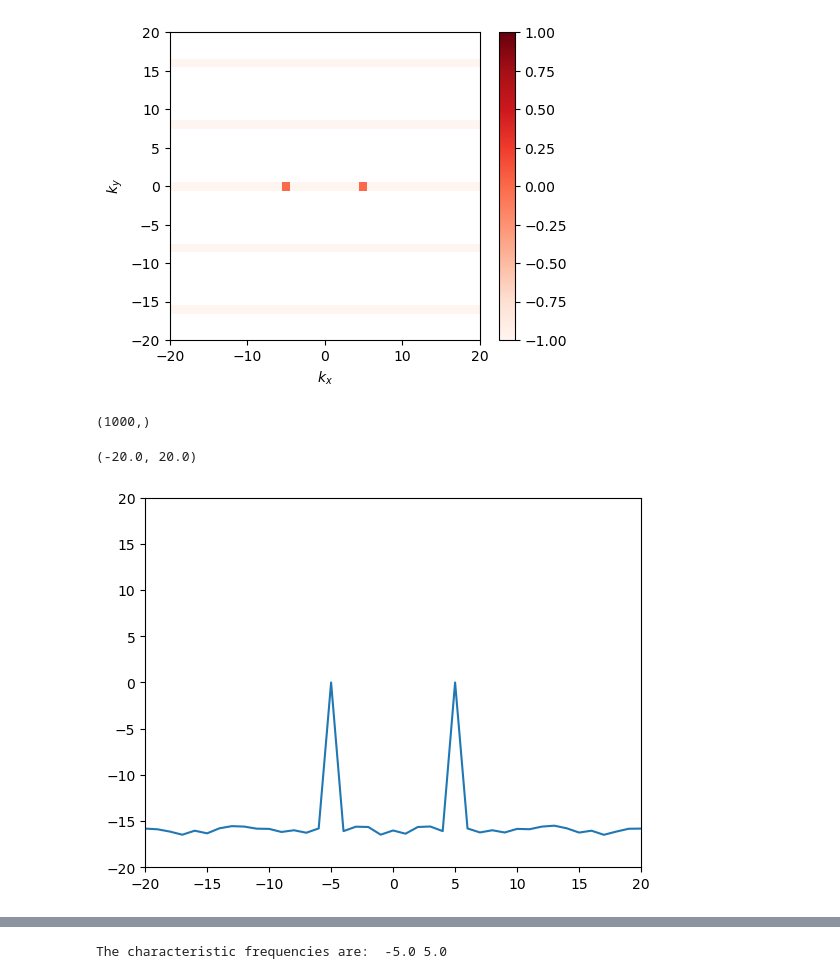
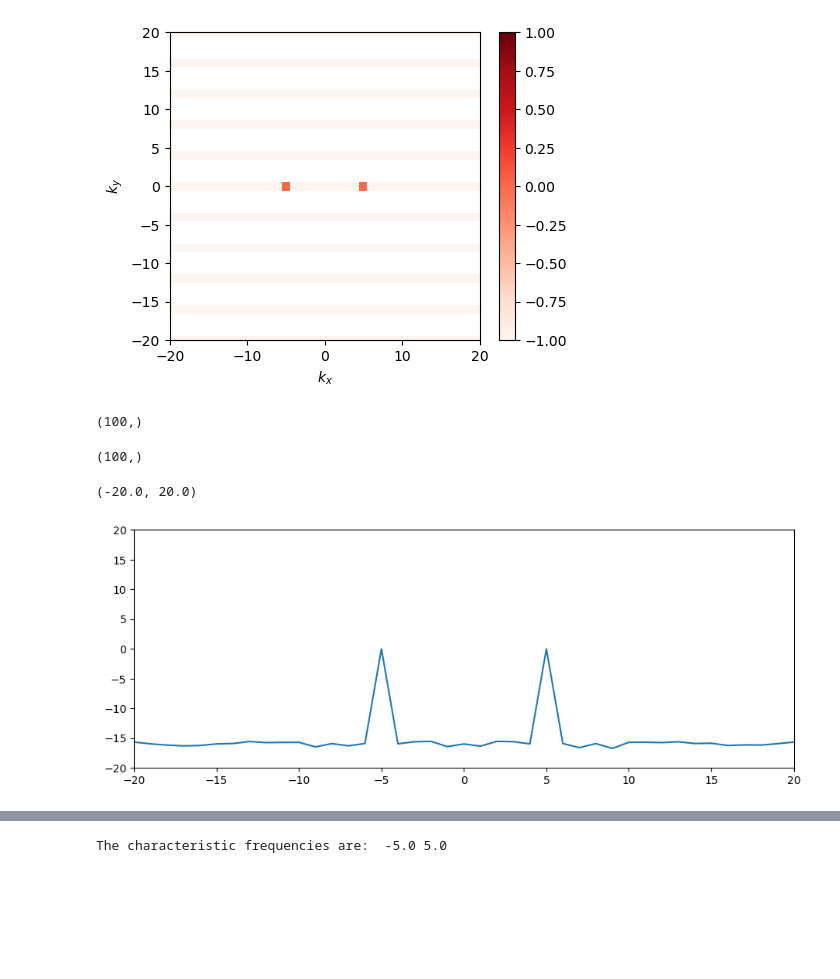
Before and after one commit to wbandabarragan/computational-physics-1, a Jupyter notebook: unit-4/405-2D-Fourier-Transform.ipynb, the cells around one changed output, grey strips where cells are left out. Saved outputs shown, nothing was run; the diff lists cells and outputs as text; code cells hidden in the pictures; blank space fills up the shorter version.

```diff
--- a/unit-4/405-2D-Fourier-Transform.ipynb
+++ b/unit-4/405-2D-Fourier-Transform.ipynb
@@ -84,7 +84,7 @@ def function_2D(x, y, alpha):
     return np.sin(alpha*x)
 # %%
 # Define spacing
-d_spacing = 0.001
+d_spacing = 0.01
 
 # Vectors:
 x = np.arange(0., 1., d_spacing)
@@ -247,22 +257,26 @@ plt.ylabel(r"$k_y$")
 plt.show()
 # %% [output]
 [figure]
+# %%
+print(freqs_y.shape)
+# %% [output]
+(100,)
 # %%
 slice_ky0 = np.log10((2/norm_shifted_Z_f.size)*norm_shifted_Z_f)[norm_shifted_Z_f.shape[0]//2,:]
 
-slice_ky0_2 = ((2/norm_shifted_Z_f.size)*norm_shifted_Z_f)[500,:]
+slice_ky0_2 = ((2/norm_shifted_Z_f.size)*norm_shifted_Z_f)[freqs_y.shape[0]//2,:]
 
 print(slice_ky0.shape)
 # %% [output]
-(1000,)
+(100,)
 # %%
-%matplotlib inline
+plt.figure(figsize=(11,4))
 
 plt.plot(sorted(freqs_x),slice_ky0)
 
 plt.xlim(-20, 20)
 plt.ylim(-20, 20)
 # %% [output]
 (-20.0, 20.0)
-[figure, old version]
+[figure, new version]
 # %%
```
Also changed, not shown: parts of 13 cells of this notebook, 4 other files.
